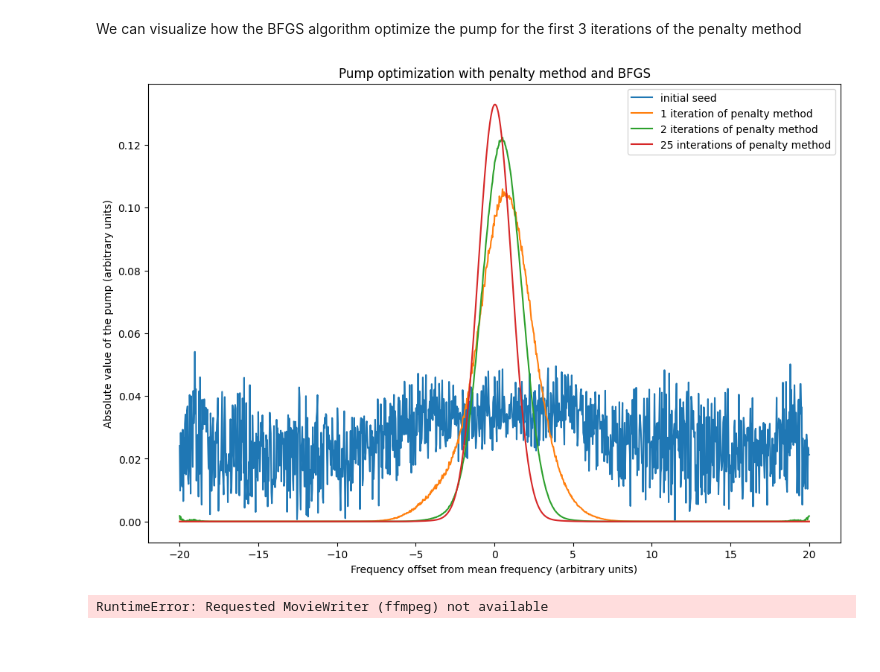
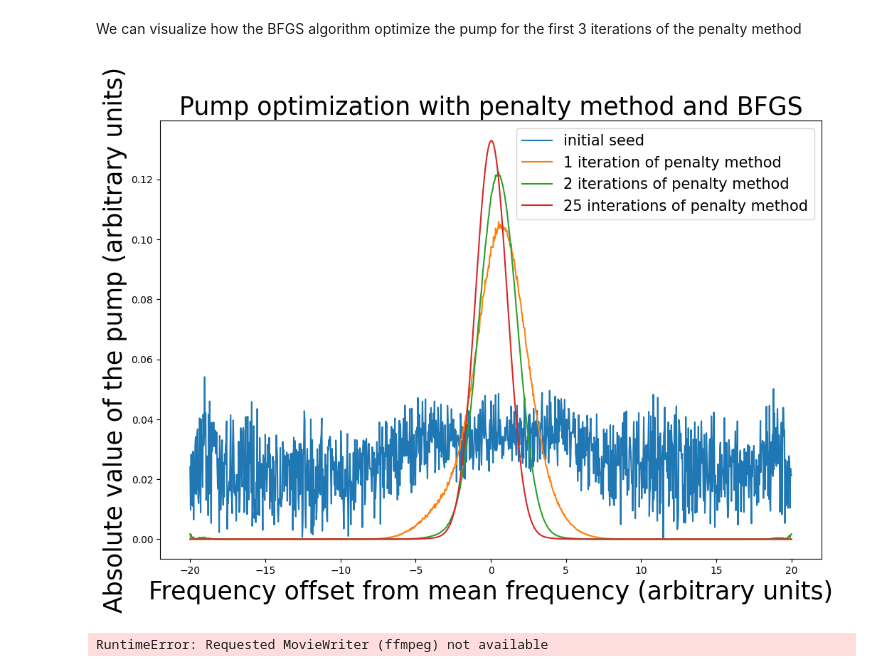
Before and after one commit to polyquantique/optimal_pumps, a Jupyter notebook: using_API.ipynb, the cells around one changed output. Cells and saved outputs as stored; diff of their text form; code cells hidden in the pictures; blank space fills up the shorter version.

```diff
--- a/using_API.ipynb
+++ b/using_API.ipynb
@@ -151,17 +153,17 @@ pump = pumps_for_k[-1][-1]
 hermitian_pump = hermitian_pumps_for_k[-1][-1]
 # %%
 plt.figure(figsize=(12, 8))
-plt.title("Pump optimization with penalty method and BFGS")
-plt.xlabel("Frequency offset from mean frequency (arbitrary units)")
-plt.ylabel("Absolute value of the pump (arbitrary units)")
+plt.title("Pump optimization with penalty method and BFGS", fontsize = 25)
+plt.xlabel("Frequency offset from mean frequency (arbitrary units)", fontsize = 25)
+plt.ylabel("Absolute value of the pump (arbitrary units)", fontsize = 25)
 plt.plot(freq_range_pump, np.abs(opt.get_complex_array(pumps_for_k[0][0]))/np.linalg.norm(opt.get_complex_array(pumps_for_k[0][0])), label = "initial seed")
 plt.plot(freq_range_pump, np.abs(opt.get_complex_array(pumps_for_k[1][0]))/np.linalg.norm(opt.get_complex_array(pumps_for_k[1][0])), label = "1 iteration of penalty method")
 plt.plot(freq_range_pump, np.abs(opt.get_complex_array(pumps_for_k[2][0]))/np.linalg.norm(opt.get_complex_array(pumps_for_k[2][0])), label = "2 iterations of penalty method")
 plt.plot(freq_range_pump, np.abs(opt.get_complex_array(pumps_for_k[-1][-1]))/np.linalg.norm(opt.get_complex_array(pumps_for_k[-1][-1])), label = "25 interations of penalty method")
-plt.legend(loc = "upper right")
+plt.legend(loc = "upper right",fontsize = 15)
 plt.savefig("iterations_penalty_meth.png")
 # %% [output]
-[figure, old version]
+[figure, new version]
 # %%
 from matplotlib import animation
 from functools import partial
```
Also changed, not shown: parts of 3 cells of this notebook.
